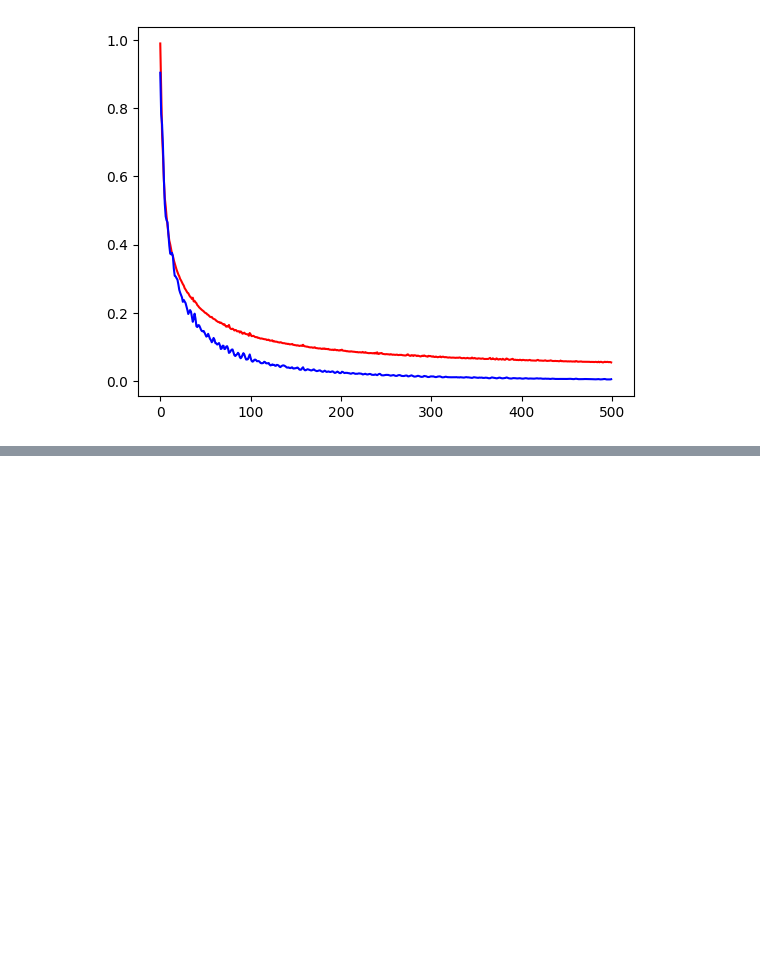
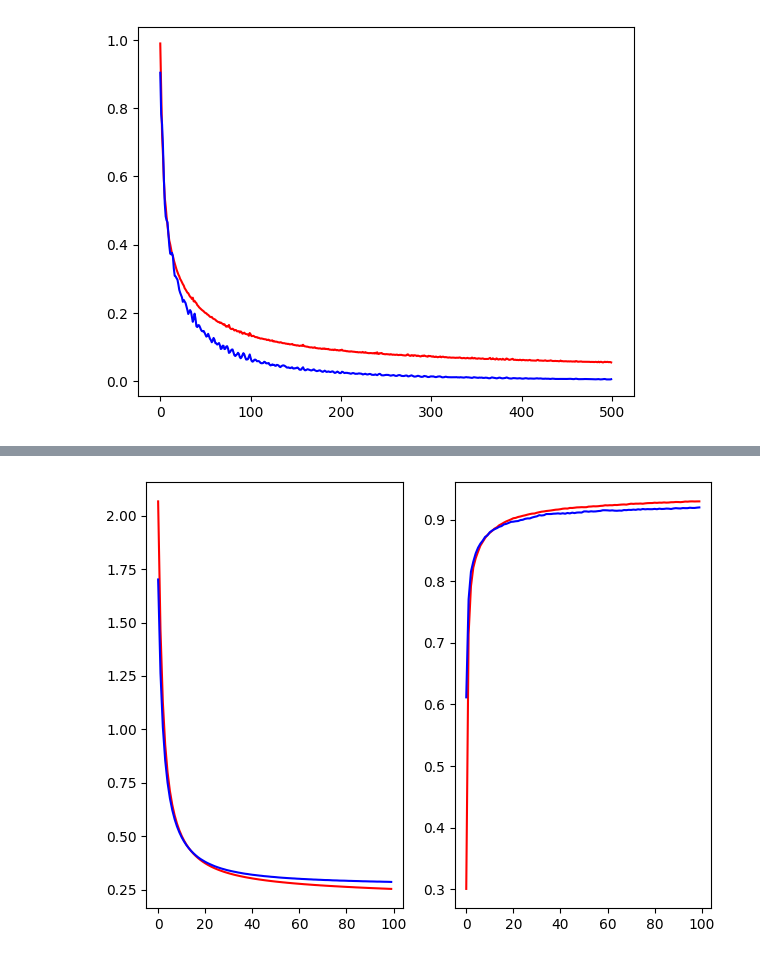
Before and after one commit to KimHyoJun99/LIKELION_AI, a Jupyter notebook: ML_TIL/07_MultinomialLogisticReg.ipynb, the cells around one changed output, grey strips where cells are left out. Saved outputs shown, nothing was run; the diff lists cells and outputs as text; code cells hidden in the pictures; blank space fills up the shorter version.

```diff
--- a/ML_TIL/07_MultinomialLogisticReg.ipynb
+++ b/ML_TIL/07_MultinomialLogisticReg.ipynb
@@ -274,0 +391,10 @@ dict_keys(['loss', 'acc', 'val_loss', 'val_acc'])
+# %%
+# 학습
+history = keras_model.fit(x_data_train_norm,
+                          t_data_train,
+                          epochs=100,
+                          verbose=1,
+                          validation_split=0.2,
+                          batch_size=100)  # 데이터를 100개씩 가져와서 294번 학습
+
+# 236/236 [==============================] - 1s 4ms/step - loss: 0.2537 - acc: 0.9296 - val_loss: 0.2854 - val_acc: 0.9199
@@ -274,0 +451,23 @@ dict_keys(['loss', 'acc', 'val_loss', 'val_acc'])
+# %%
+# 그래프 그리기
+loss = history.history['loss']
+acc = history.history['acc']
+
+val_loss = history.history['val_loss']
+val_acc = history.history['val_acc']
+
+fig = plt.figure()
+
+ax1 = fig.add_subplot(1,2,1)
+ax2 = fig.add_subplot(1,2,2)
+
+ax1.plot(loss, color='r')
+ax1.plot(val_loss, color='b')
+
+ax2.plot(acc, color='r')
+ax2.plot(val_acc, color='b')
+
+plt.tight_layout()
+plt.show()
+# %% [output]
+[figure, added]
```
Also changed, not shown: parts of 22 cells of this notebook.
